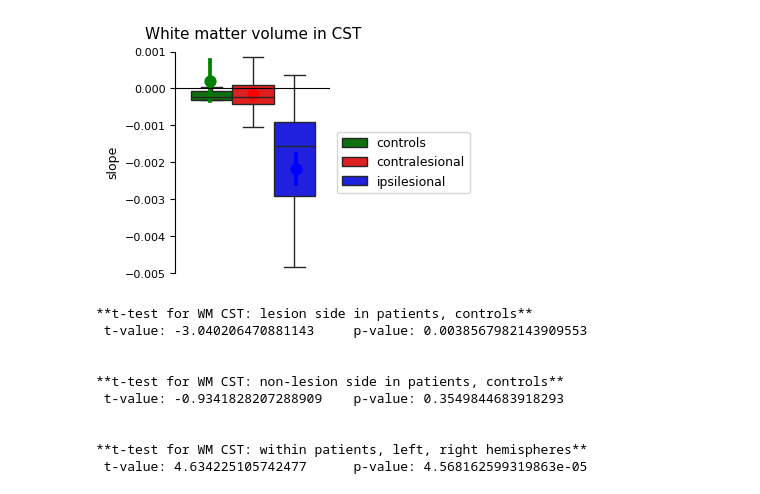
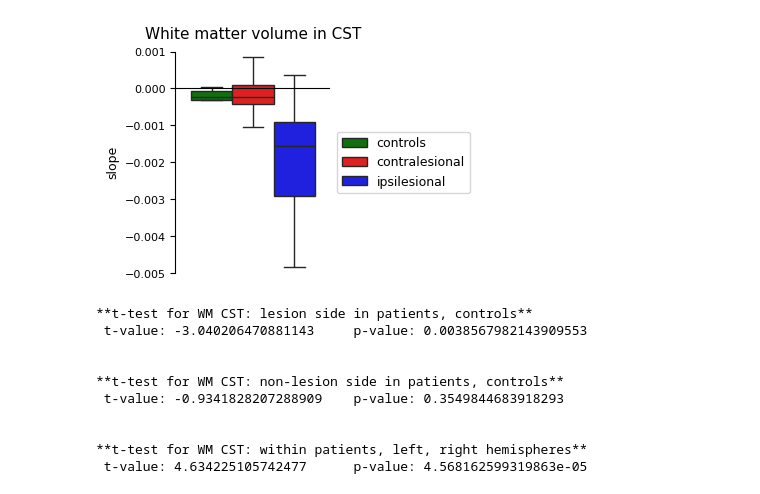
Before and after one commit to medhakp/smarts_cerebellum, a Jupyter notebook: notebooks/slope_mean_CST.ipynb, the cells around one changed output. Cells and saved outputs as stored; diff of their text form; code cells hidden in the pictures.

```diff
--- a/notebooks/slope_mean_CST.ipynb
+++ b/notebooks/slope_mean_CST.ipynb
@@ -13,25 +13,25 @@ CST_WM = CST_WM.groupby(['subj_id', 'regionname', 'group']).mean(numeric_only=Tr
 # %%
 colours = ['green', 'r', 'blue']
 
 fig, ax = plt.subplots(figsize=(2, 3))
 sns.boxplot(data=CST_WM, y='mean', hue = 'group', showfliers=False, palette = colours)
-sns.pointplot(data=CST_WM, y='mean', hue = 'group', errorbar='se', dodge=.55, legend=False, palette = colours)
+#sns.pointplot(data=CST_WM, y='mean', hue = 'group', errorbar='se', dodge=.55, legend=False, palette = colours)
 # sns.violinplot(data=CST_WM, y='mean', hue = 'group',)
 
 ax.axhline(0, ls='-', lw=.8, color='k')
 
 ax.legend(bbox_to_anchor=(1, .5), loc='center left')
 ax.set_xticks([])
 ax.set_ylabel('slope')
 
 sns.despine(trim = True, bottom=True)
 plt.title('White matter volume in CST')
 
 fig.savefig('figure/WMV_CST.pdf', bbox_inches = 'tight')
 
 plt.show()
 # %% [output]
-[figure, old version]
+[figure, new version]
 # %%
 t_val, p_val = stats.ttest_ind(CST_WM[CST_WM.group=='ipsilesional']['mean'], CST_WM[CST_WM.group=='controls']['mean'])
 print(f'**t-test for WM CST: lesion side in patients, controls** \n t-value: {t_val} \t p-value: {p_val}')
```
Also changed, not shown: 3 other files.
